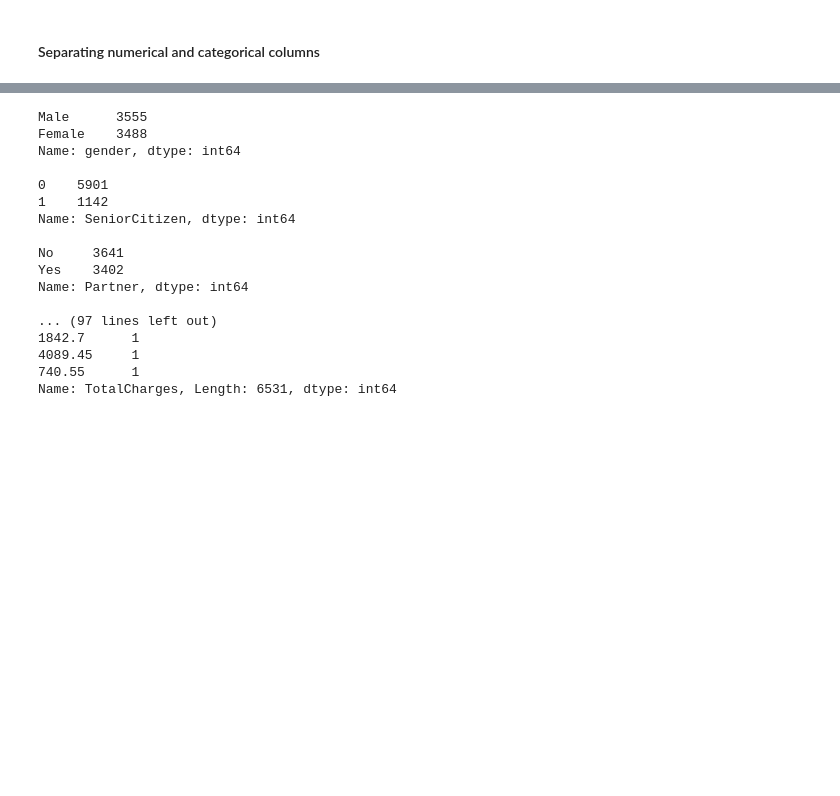
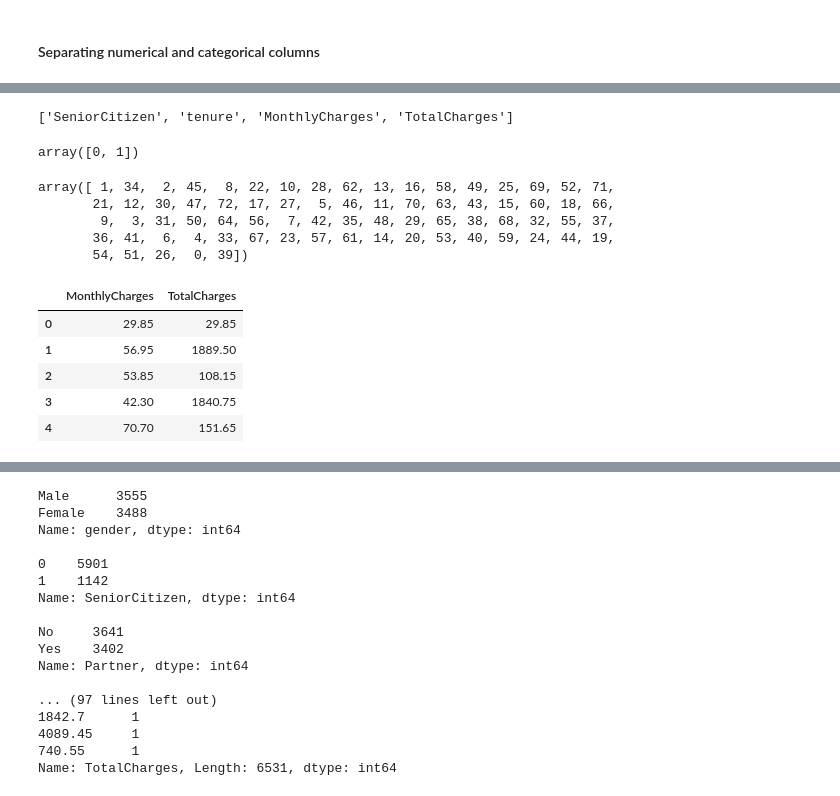
Before and after one commit to ml-nest/passion_projects, a Jupyter notebook: Customer-Churn-Telecom/final.ipynb, the cells around one changed output, grey strips where cells are left out. Drawn from its saved outputs; the diff is of its cells as text; code cells hidden in the pictures; blank space fills up the shorter version.

```diff
--- a/Customer-Churn-Telecom/final.ipynb
+++ b/Customer-Churn-Telecom/final.ipynb
@@ -176,0 +199,7 @@ train_data
+# %%
+# This clears that it is a float column in the string format
+train_data['TotalCharges'] = pd.to_numeric(train_data['TotalCharges'],errors='coerce')
+# %%
+## Removing 'TotalCharges' from the column_skipped list and adding it to the numeric list
+column_skipped.remove('TotalCharges')
+num_cols.append('TotalCharges')
@@ -176,0 +217,33 @@ train_data
+# %%
+num_cols
+# %% [output]
+['SeniorCitizen', 'tenure', 'MonthlyCharges', 'TotalCharges']
+# %%
+train_data['SeniorCitizen'].unique()
+# %% [output]
+array([0, 1])
+# %%
+# This column should be in the OHE columns
+num_cols.remove('SeniorCitizen')
+ohe_list.append('SeniorCitizen')
+# %%
+train_data['tenure'].unique()
+# %% [output]
+array([ 1, 34,  2, 45,  8, 22, 10, 28, 62, 13, 16, 58, 49, 25, 69, 52, 71,
+       21, 12, 30, 47, 72, 17, 27,  5, 46, 11, 70, 63, 43, 15, 60, 18, 66,
+        9,  3, 31, 50, 64, 56,  7, 42, 35, 48, 29, 65, 38, 68, 32, 55, 37,
+       36, 41,  6,  4, 33, 67, 23, 57, 61, 14, 20, 53, 40, 59, 24, 44, 19,
+       54, 51, 26,  0, 39])
+# %%
+# We can move this column to the le_cols list
+num_cols.remove('tenure')
+le_cols.append('tenure')
+# %%
+train_data[num_cols].head()
+# %% [output]
+|  | MonthlyCharges | TotalCharges |
+| 0 | 29.85 | 29.85 |
+| 1 | 56.95 | 1889.50 |
+| 2 | 53.85 | 108.15 |
+| 3 | 42.30 | 1840.75 |
+| 4 | 70.70 | 151.65 |
```
Also changed, not shown: parts of 29 cells of this notebook.
